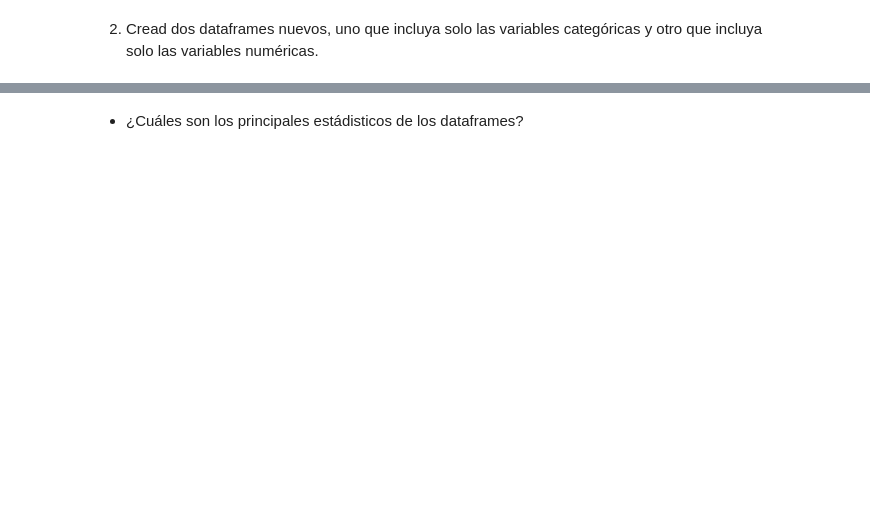
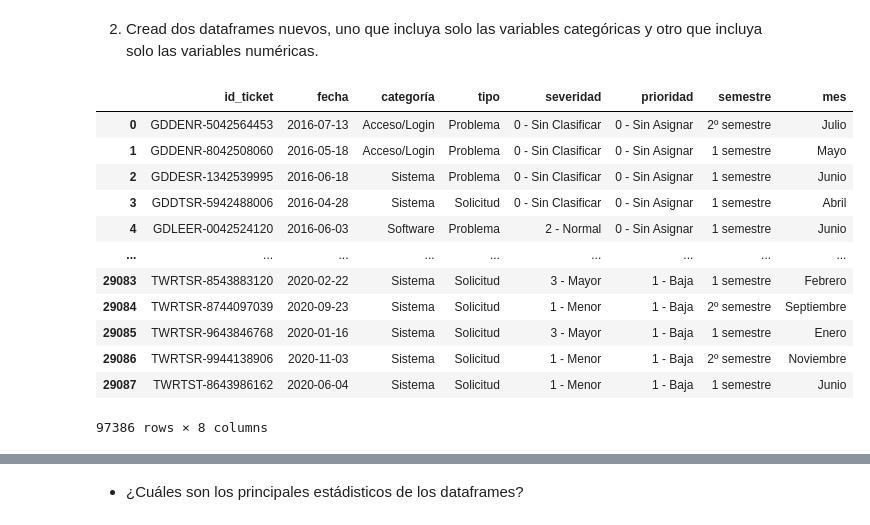
Before and after one commit to Adalab/promo-d-da-modulo2-sprint2-jacqueline-laura-lidya, a Jupyter notebook: eda/eda-leccion1-introduccion.ipynb, the cells around one changed output, grey strips where cells are left out. Saved outputs shown, nothing was run; the diff lists cells and outputs as text; code cells hidden in the pictures; blank space fills up the shorter version.

```diff
--- a/eda/eda-leccion1-introduccion.ipynb
+++ b/eda/eda-leccion1-introduccion.ipynb
@@ -7,7 +7,7 @@
 # %%
 import pandas as pd
 # %%
-tickets = pd.read_csv("data/años_2016_2020.csv", index_col = 0)
+df_tickets = pd.read_csv("data/historico_tickets_limpio.csv", index_col = 0)
 pd.options.display.max_columns = None
 # %% [markdown]
 ### **IMPORTANTE**
@@ -25,2 +87,19 @@ pd.options.display.max_columns = None
 # %% [markdown]
 2. Cread dos dataframes nuevos, uno que incluya solo las variables categóricas y otro que incluya solo las variables numéricas.
+# %%
+df_categoricas = df_tickets.select_dtypes(include = "object")
+df_categoricas
+# %% [output]
+|  | id_ticket | fecha | categoría | tipo | severidad | prioridad | semestre | mes |
+| 0 | GDDENR-5042564453 | 2016-07-13 | Acceso/Login | Problema | 0 - Sin Clasificar | 0 - Sin Asignar | 2º semestre | Julio |
+| 1 | GDDENR-8042508060 | 2016-05-18 | Acceso/Login | Problema | 0 - Sin Clasificar | 0 - Sin Asignar | 1 semestre | Mayo |
+| 2 | GDDESR-1342539995 | 2016-06-18 | Sistema | Problema | 0 - Sin Clasificar | 0 - Sin Asignar | 1 semestre | Junio |
+| 3 | GDDTSR-5942488006 | 2016-04-28 | Sistema | Solicitud | 0 - Sin Clasificar | 0 - Sin Asignar | 1 semestre | Abril |
+| 4 | GDLEER-0042524120 | 2016-06-03 | Software | Problema | 2 - Normal | 0 - Sin Asignar | 1 semestre | Junio |
+| ... | ... | ... | ... | ... | ... | ... | ... | ... |
+| 29083 | TWRTSR-8543883120 | 2020-02-22 | Sistema | Solicitud | 3 - Mayor | 1 - Baja | 1 semestre | Febrero |
+| 29084 | TWRTSR-8744097039 | 2020-09-23 | Sistema | Solicitud | 1 - Menor | 1 - Baja | 2º semestre | Septiembre |
+| 29085 | TWRTSR-9643846768 | 2020-01-16 | Sistema | Solicitud | 3 - Mayor | 1 - Baja | 1 semestre | Enero |
+| 29086 | TWRTSR-9944138906 | 2020-11-03 | Sistema | Solicitud | 1 - Menor | 1 - Baja | 2º semestre | Noviembre |
+| 29087 | TWRTST-8643986162 | 2020-06-04 | Sistema | Solicitud | 1 - Menor | 1 - Baja | 1 semestre | Junio |
+97386 rows × 8 columns
```
Also changed, not shown: parts of 10 cells of this notebook, 1 other file.
